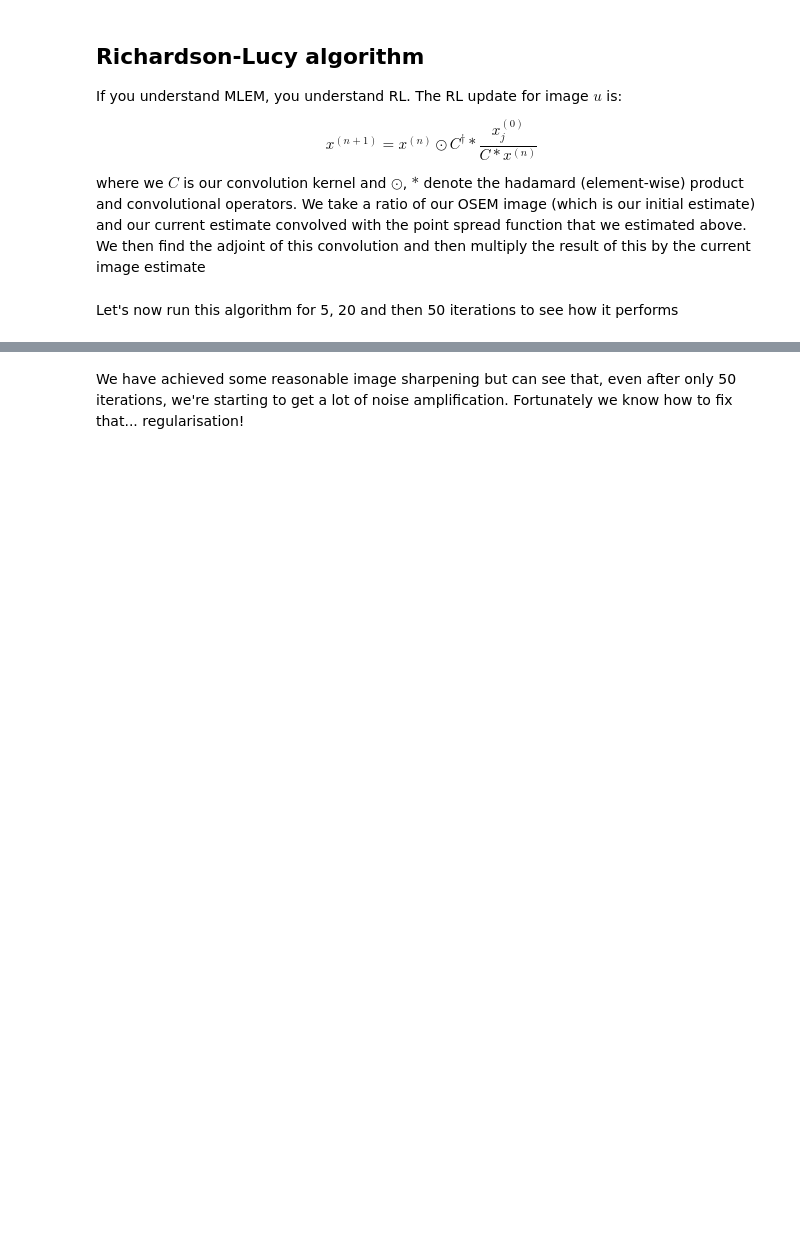
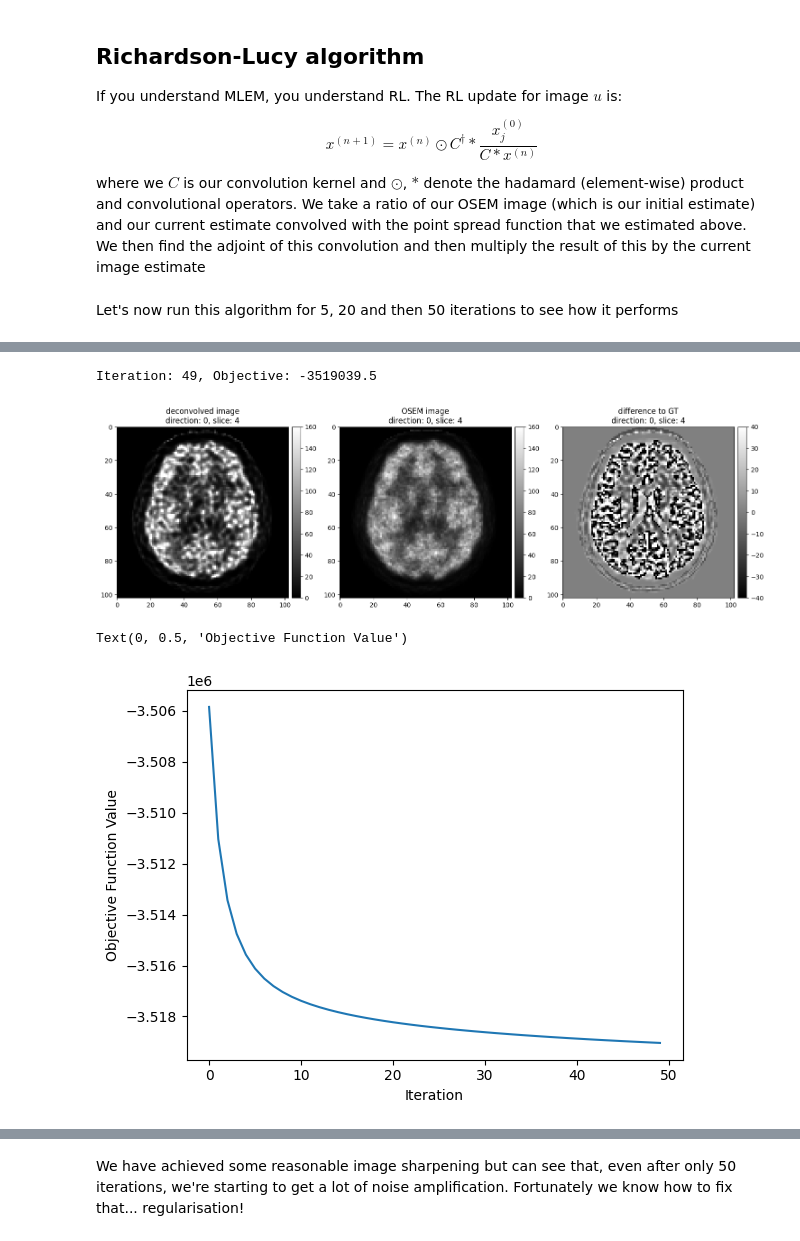
Before and after one commit to MargaretDuff/SIRF-CIL-training-synergistic-, a Jupyter notebook: deconvolution_task.ipynb, the cells around one changed output, grey strips where cells are left out. Drawn from its saved outputs; the diff is of its cells as text; code cells hidden in the pictures; blank space fills up the shorter version.

```diff
--- a/deconvolution_task.ipynb
+++ b/deconvolution_task.ipynb
@@ -149,10 +172,15 @@ plt.ylabel('Objective Function Value')
 # %%
-deconvolved_50iter, obj_50iter = RL(image_dict['OSEM'], convolve, 80)
+deconvolved_50iter, obj_50iter = RL(image_dict['OSEM'], convolve, 50)
 
 show2D([deconvolved_50iter, image_dict['OSEM'], deconvolved_50iter-image_dict['PET']],
        title = ['deconvolved image', 'OSEM image', 'difference to GT'],
        origin = 'upper', num_cols = 3, fix_range=[(0,160), (0,160), (-40,40)],)
 
 plt.plot(obj_50iter)
 plt.xlabel('Iteration')
 plt.ylabel('Objective Function Value')
+# %% [output]
+Iteration: 49, Objective: -3519039.5
+[figure, added]
+Text(0, 0.5, 'Objective Function Value')
+[figure, added]
```
Also changed, not shown: parts of 17 cells of this notebook, 9 other files.
